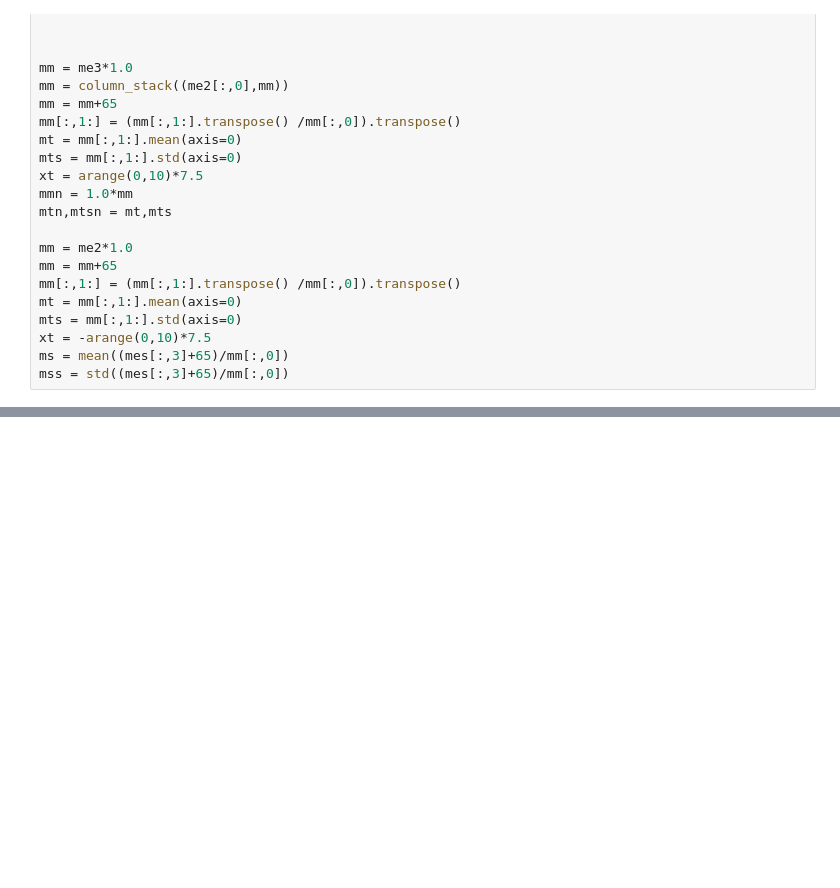
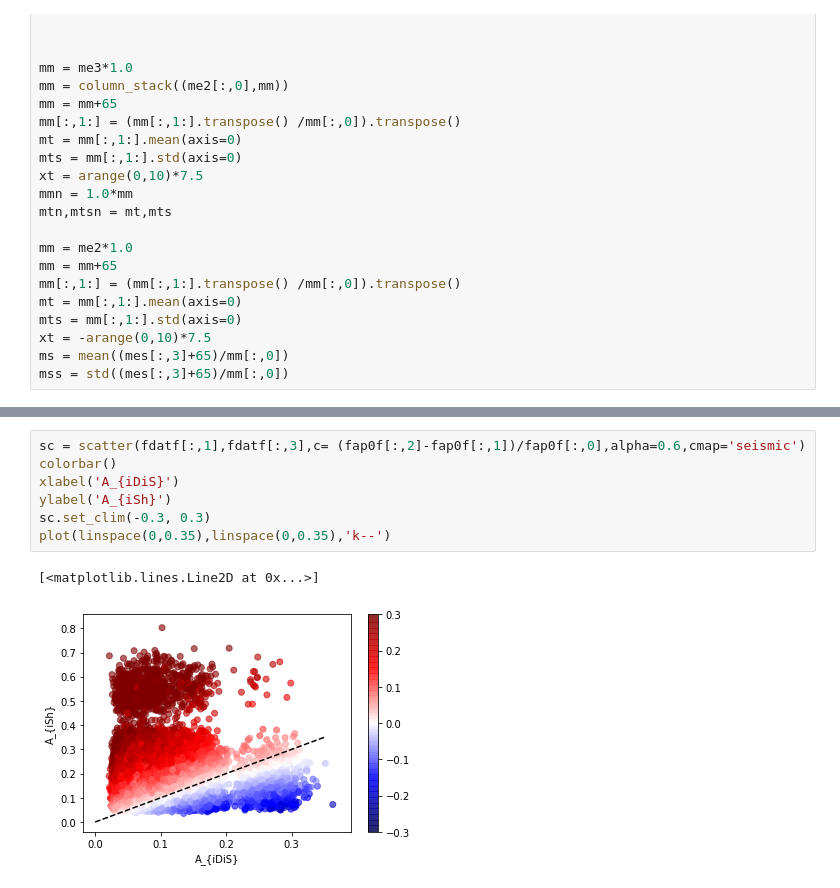
Before and after one commit to p-serna/SpineModel, a Jupyter notebook: Figures paper.ipynb, the cells around one changed output, grey strips where cells are left out. Saved outputs shown, nothing was run; the diff lists cells and outputs as text; blank space fills up the shorter version.

```diff
--- a/Figures paper.ipynb
+++ b/Figures paper.ipynb
@@ -496,0 +479,10 @@ plot(fdatf[:,3],(fap0f[:,2]-fap0f[:,1])/fap0f[:,0],'.')
+# %%
+sc = scatter(fdatf[:,1],fdatf[:,3],c= (fap0f[:,2]-fap0f[:,1])/fap0f[:,0],alpha=0.6,cmap='seismic')
+colorbar()
+xlabel('A_{iDiS}')
+ylabel('A_{iSh}')
+sc.set_clim(-0.3, 0.3)
+plot(linspace(0,0.35),linspace(0,0.35),'k--')
+# %% [output]
+[<matplotlib.lines.Line2D at 0x...>]
+[figure, added]
```
Also changed, not shown: parts of 12 cells of this notebook, 4 other files.
